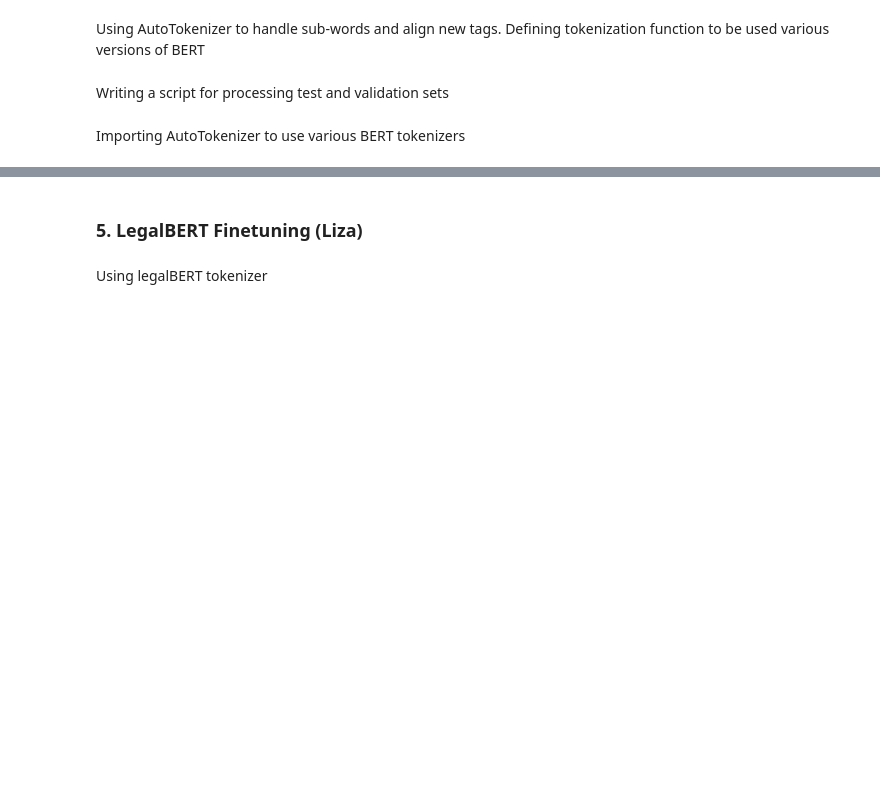
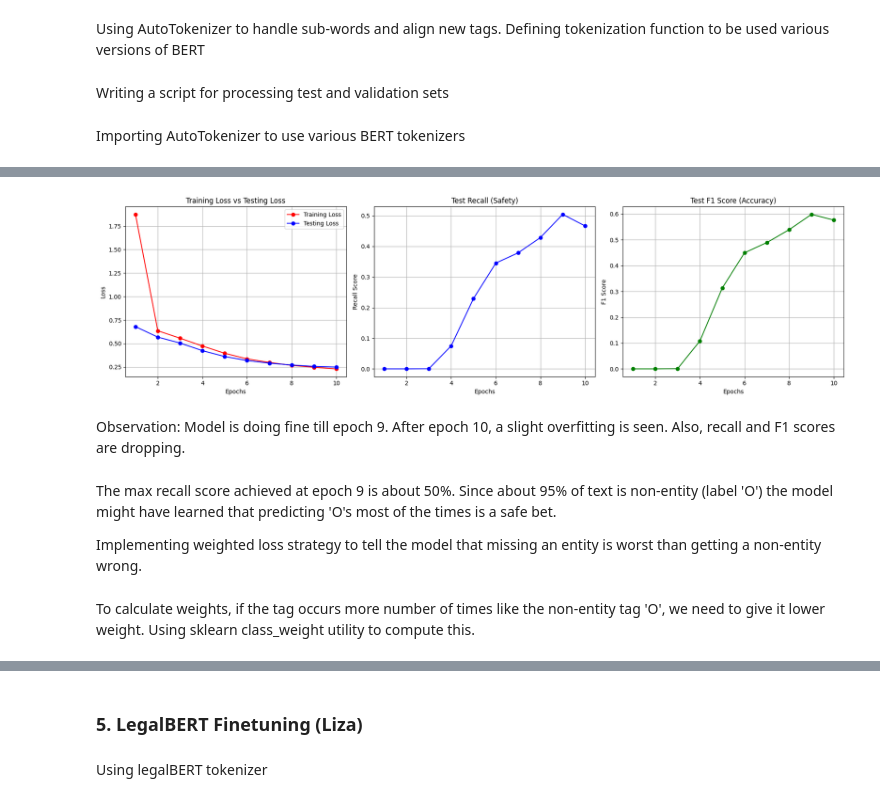
Before and after one commit to Mohammad-CodeVoyager/Legal-document-redaction-NER-, a Jupyter notebook: legal_doc_redaction.ipynb, the cells around one changed output, grey strips where cells are left out. Cells and saved outputs as stored; diff of their text form; code cells hidden in the pictures; blank space fills up the shorter version.

```diff
--- a/legal_doc_redaction.ipynb
+++ b/legal_doc_redaction.ipynb
@@ -311,0 +515,35 @@ validation_distilbert = preprocess_data(df_validation, tokenizer_distilbert)
+# %%
+def plot_training_metrics(history):
+    epochs_range = range(1, len(history['train_loss']) + 1)
+
+    plt.figure(figsize=(18, 5))
+
+    # Plot 1: Training Loss (Should go DOWN)
+    plt.subplot(1, 3, 1)
+    plt.plot(epochs_range, history['train_loss'], 'r-o', label='Training Loss')
+    plt.plot(epochs_range, history['val_loss'], 'b-o', label='Testing Loss')
+    plt.title('Training Loss vs Testing Loss')
+    plt.xlabel('Epochs')
+    plt.ylabel('Loss')
+    plt.legend()
+    plt.grid(True)
+
+    # Plot 2: Validation Recall (Should go UP)
+    # Recall is crucial for Redaction: "Did we find all the secrets?"
+    plt.subplot(1, 3, 2)
+    plt.plot(epochs_range, history['recall'], 'b-o', label='Val Recall')
+    plt.title('Test Recall (Safety)')
+    plt.xlabel('Epochs')
+    plt.ylabel('Recall Score')
+    plt.grid(True)
+
+    # Plot 3: Validation F1 Score (Balance)
+    plt.subplot(1, 3, 3)
+    plt.plot(epochs_range, history['f1'], 'g-o', label='Val F1 Score')
+    plt.title('Test F1 Score (Accuracy)')
+    plt.xlabel('Epochs')
+    plt.ylabel('F1 Score')
+    plt.grid(True)
+
+    plt.tight_layout()
+    plt.show()
@@ -311,0 +552,7 @@ validation_distilbert = preprocess_data(df_validation, tokenizer_distilbert)
+# %%
+# vocab_size is 30522 for DistilBERT
+# num_labels is len(label_list)
+lstm_nre_v1 = bilstm_nre(30522, len(label_list), embed_dim=128, hidden_dim=256).to(device)
+optimizer = torch.optim.Adam(lstm_nre_v1.parameters(), lr=1e-4)
+# %%
+history_v1 = train_eval_lstm(lstm_nre_v1, n_epoches = 10)
@@ -311,0 +572,13 @@ validation_distilbert = preprocess_data(df_validation, tokenizer_distilbert)
+# %%
+# plot evaluation metrics
+plot_training_metrics(history_v1)
+# %% [output]
+[figure, added]
+# %% [markdown]
+Observation: Model is doing fine till epoch 9. After epoch 10, a slight overfitting is seen. Also, recall and F1 scores are dropping.
+# %% [markdown]
+The max recall score achieved at epoch 9 is about 50%. Since about 95% of text is non-entity (label 'O') the model might have learned that predicting 'O's most of the times is a safe bet.
+
+Implementing weighted loss strategy to tell the model that missing an entity is worst than getting a non-entity wrong.
+# %% [markdown]
+To calculate weights, if the tag occurs more number of times like the non-entity tag 'O', we need to give it lower weight. Using sklearn class_weight utility to compute this.
```
Also changed, not shown: parts of 42 cells of this notebook, 2 other files.
